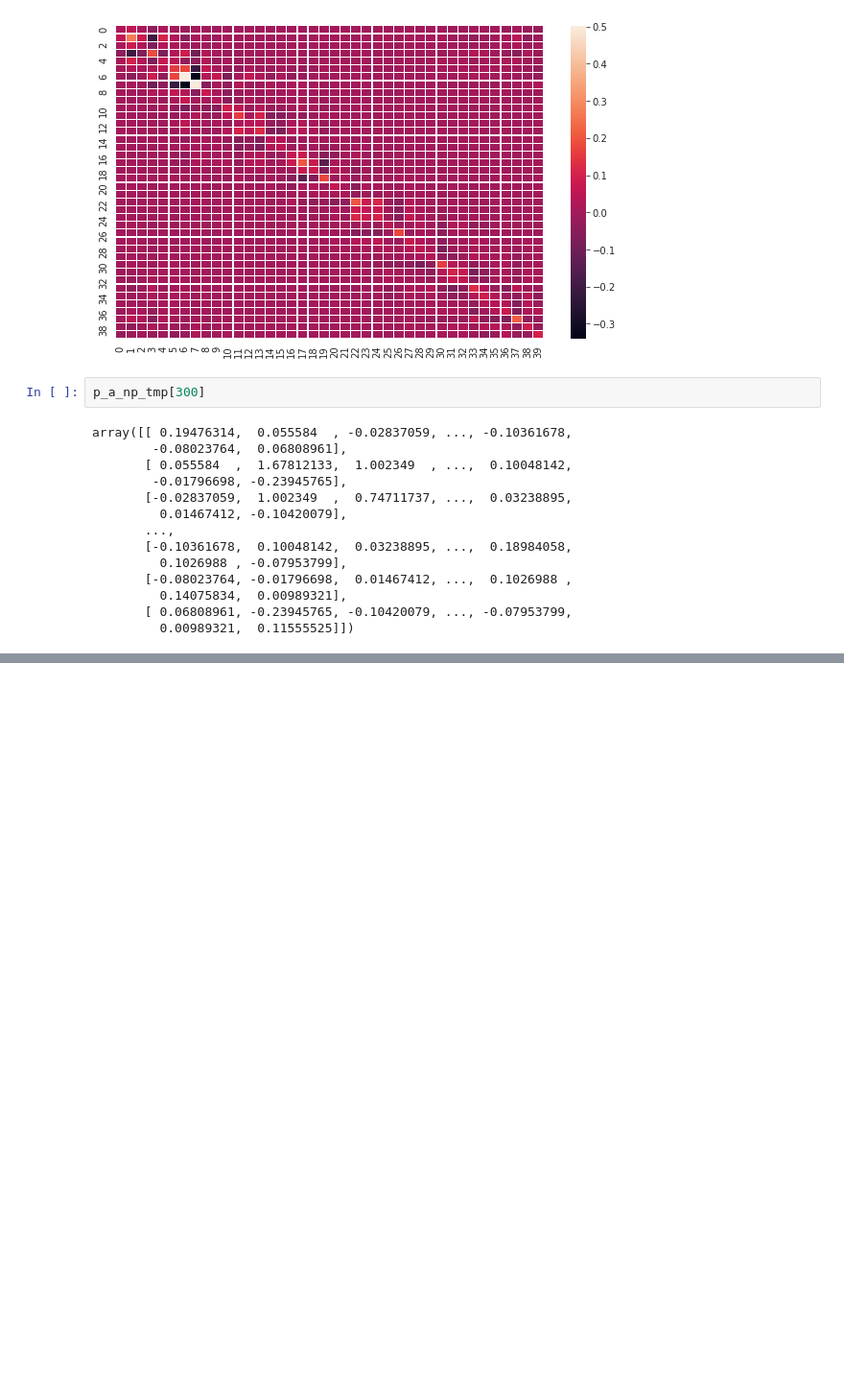
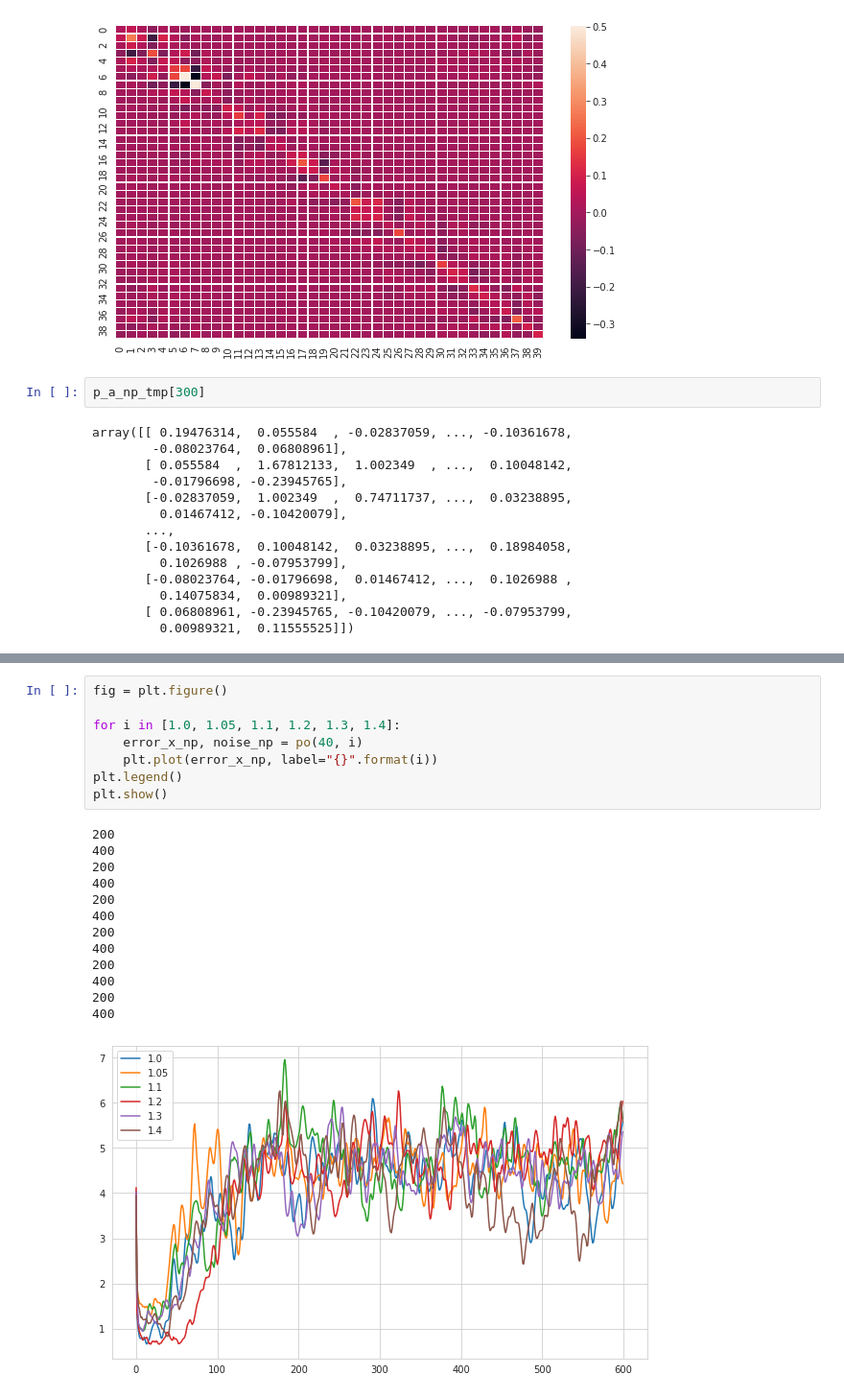
Before and after one commit to tychy/ASSIM, a Jupyter notebook: main.ipynb, the cells around one changed output, grey strips where cells are left out. Shown at 96% size. Drawn from its saved outputs; the diff is of its cells as text; blank space fills up the shorter version.

```diff
--- a/main.ipynb
+++ b/main.ipynb
@@ -795,0 +858,22 @@ array([[ 0.19476314,  0.055584  , -0.02837059, ..., -0.10361678,
+# %%
+fig = plt.figure()
+
+for i in [1.0, 1.05, 1.1, 1.2, 1.3, 1.4]:
+    error_x_np, noise_np = po(40, i)
+    plt.plot(error_x_np, label="{}".format(i))
+plt.legend()
+plt.show()
+# %% [output]
+200
+400
+200
+400
+200
+400
+200
+400
+200
+400
+200
+400
+[figure, added]
```
Also changed, not shown: parts of 12 cells of this notebook, 5 other files.
